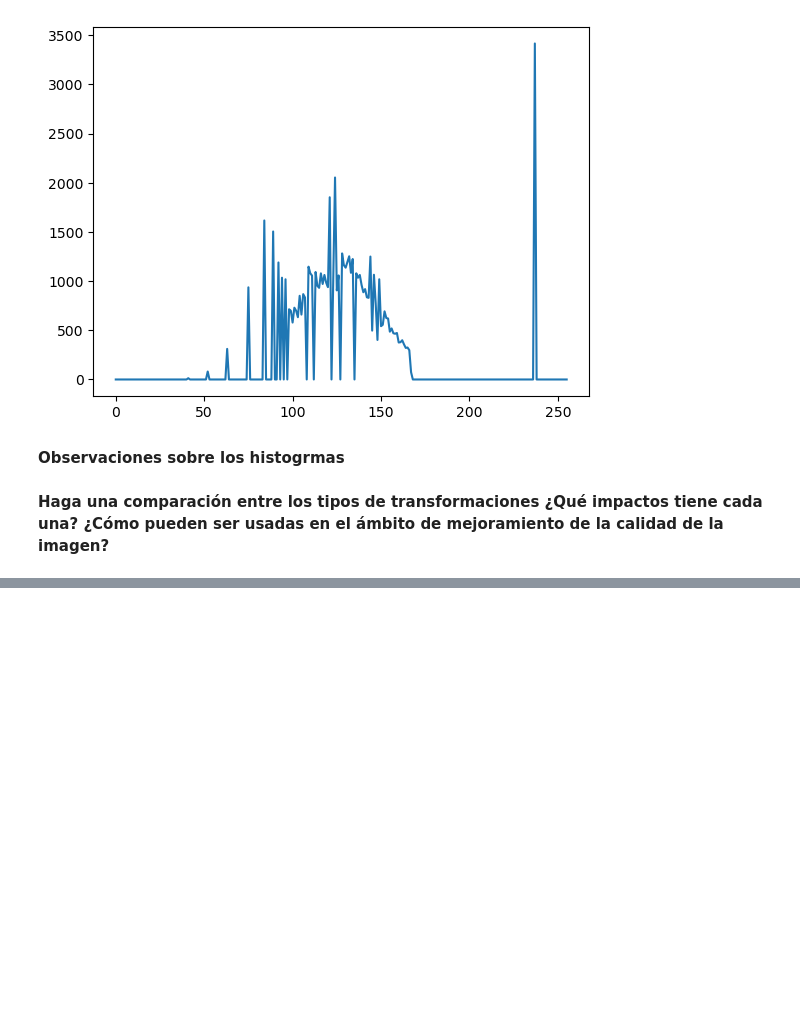
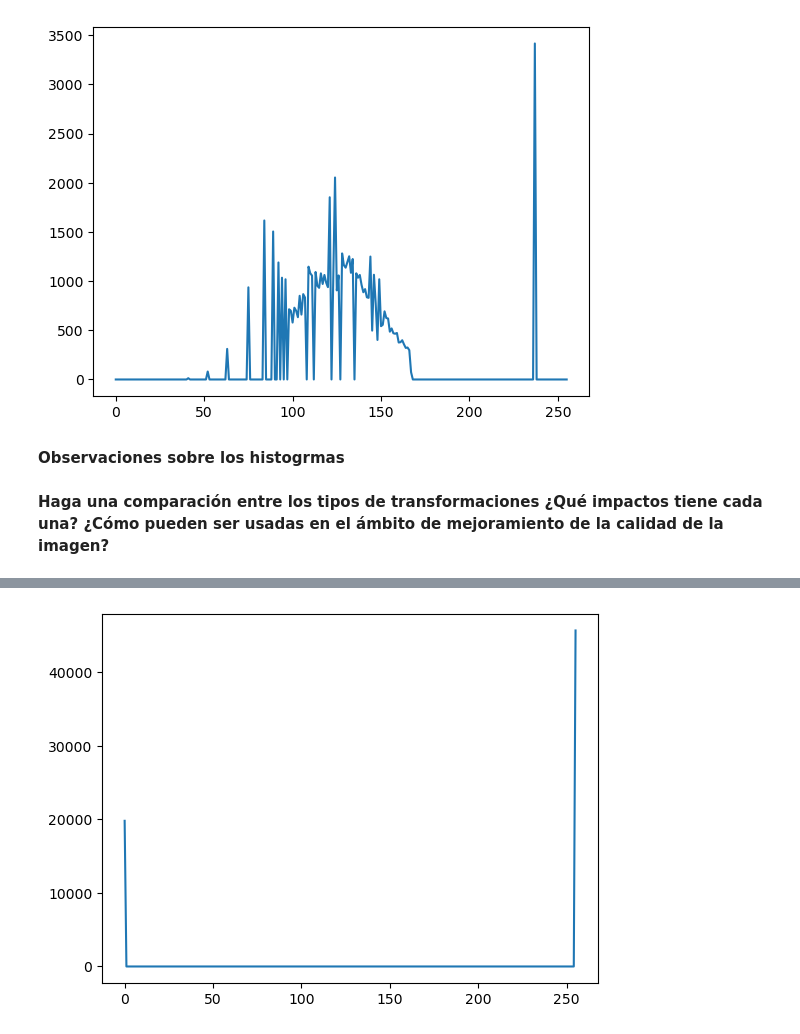
Before and after one commit to ImagenesYVision/Taller2, a Jupyter notebook: Taller2.ipynb, the cells around one changed output, grey strips where cells are left out. Drawn from its saved outputs; the diff is of its cells as text; code cells hidden in the pictures; blank space fills up the shorter version.

```diff
--- a/Taller2.ipynb
+++ b/Taller2.ipynb
@@ -204,0 +233,6 @@ plt.plot(histMatched)
+# %%
+histMuscleRescaled = cv2.calcHist([muscleRescaled], [0], None, [256], [0, 256])
+plt.plot(histMuscleRescaled)
+plt.show()
+# %% [output]
+[figure, added]
```
Also changed, not shown: parts of 10 cells of this notebook, 1 other file.
